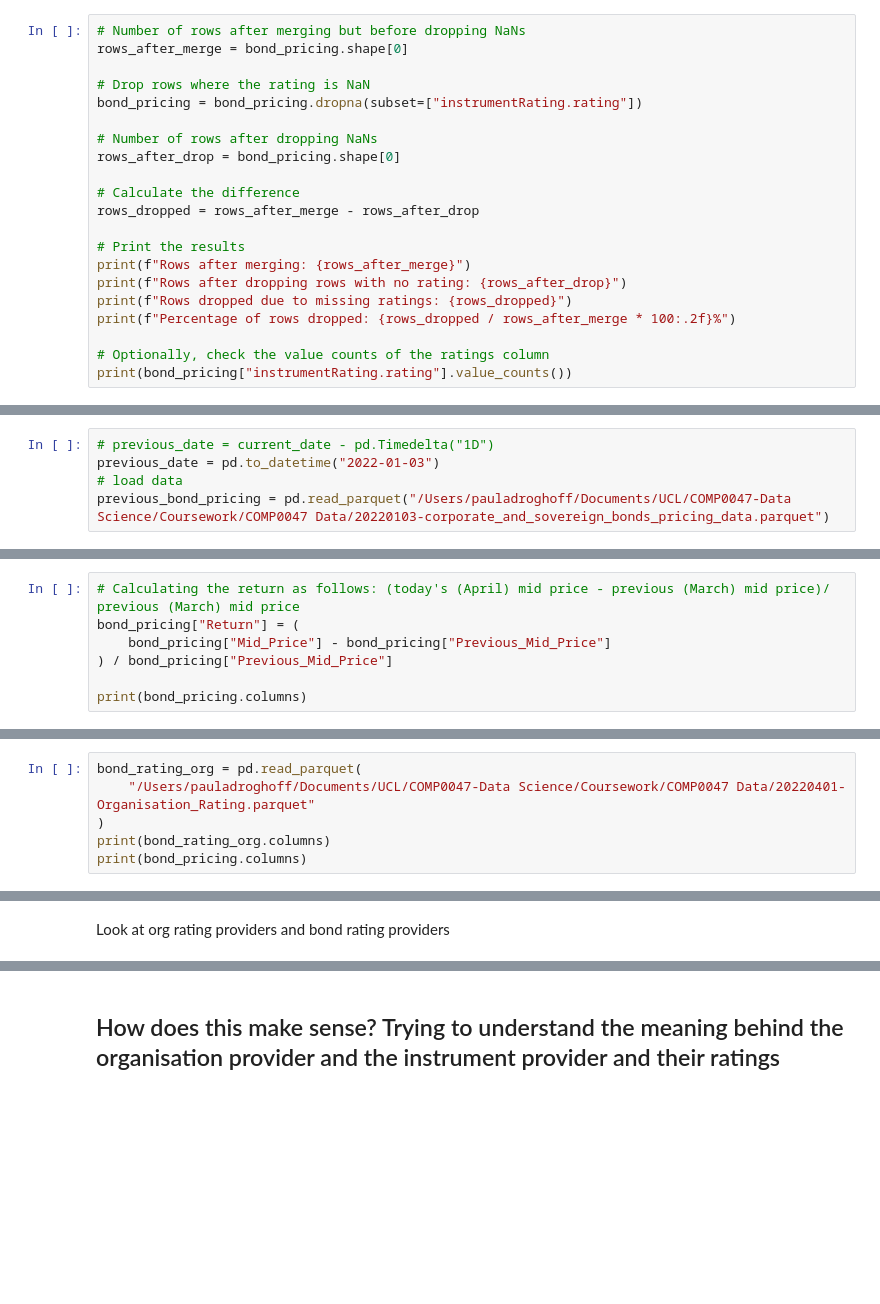
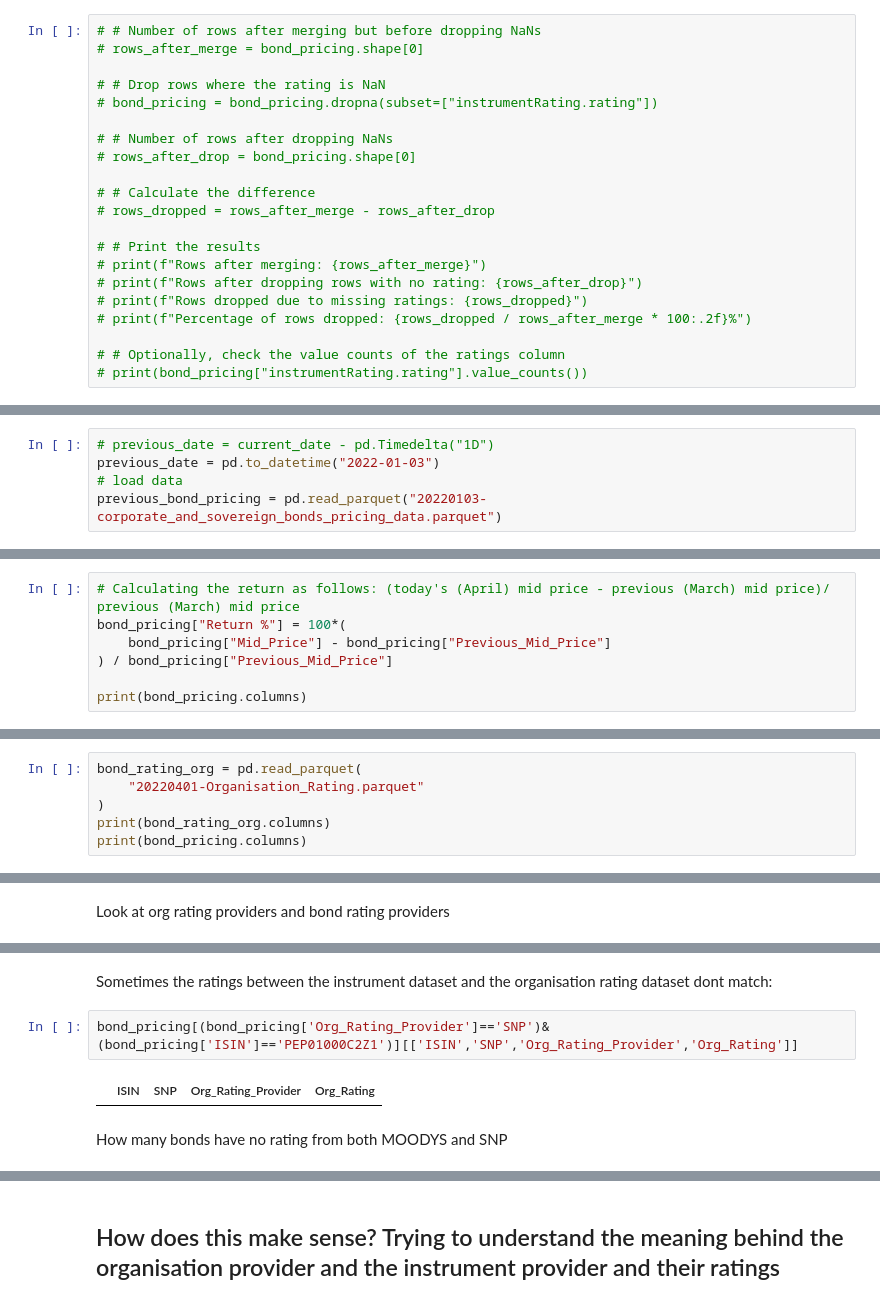
Before and after one commit to PaulaLuisaDroeghoff/COMP0047Data, a Jupyter notebook: PaulaDataMerge.ipynb, the cells around one changed output, grey strips where cells are left out. Drawn from its saved outputs; the diff is of its cells as text; blank space fills up the shorter version.

```diff
--- a/PaulaDataMerge.ipynb
+++ b/PaulaDataMerge.ipynb
@@ -478,21 +418,21 @@ Dropping empty rows after merge, ISINs tha are not covered by the SNP rating
 # %%
-# Number of rows after merging but before dropping NaNs
-rows_after_merge = bond_pricing.shape[0]
+# # Number of rows after merging but before dropping NaNs
+# rows_after_merge = bond_pricing.shape[0]
 
-# Drop rows where the rating is NaN
-bond_pricing = bond_pricing.dropna(subset=["instrumentRating.rating"])
+# # Drop rows where the rating is NaN
+# bond_pricing = bond_pricing.dropna(subset=["instrumentRating.rating"])
 
-# Number of rows after dropping NaNs
-rows_after_drop = bond_pricing.shape[0]
+# # Number of rows after dropping NaNs
+# rows_after_drop = bond_pricing.shape[0]
 
-# Calculate the difference
-rows_dropped = rows_after_merge - rows_after_drop
+# # Calculate the difference
+# rows_dropped = rows_after_merge - rows_after_drop
 
-# Print the results
-print(f"Rows after merging: {rows_after_merge}")
-print(f"Rows after dropping rows with no rating: {rows_after_drop}")
-print(f"Rows dropped due to missing ratings: {rows_dropped}")
-print(f"Percentage of rows dropped: {rows_dropped / rows_after_merge * 100:.2f}%")
+# # Print the results
+# print(f"Rows after merging: {rows_after_merge}")
+# print(f"Rows after dropping rows with no rating: {rows_after_drop}")
+# print(f"Rows dropped due to missing ratings: {rows_dropped}")
+# print(f"Percentage of rows dropped: {rows_dropped / rows_after_merge * 100:.2f}%")
 
-# Optionally, check the value counts of the ratings column
-print(bond_pricing["instrumentRating.rating"].value_counts())
+# # Optionally, check the value counts of the ratings column
+# print(bond_pricing["instrumentRating.rating"].value_counts())
@@ -524,7 +446,7 @@ Current Date is set to := 2022-04-01 00:00:00
 # previous_date = current_date - pd.Timedelta("1D")
 previous_date = pd.to_datetime("2022-01-03")
 # load data
-previous_bond_pricing = pd.read_parquet("/Users/pauladroghoff/Documents/UCL/COMP0047-Data Science/Coursework/COMP0047 Data/20220103-corporate_and_sovereign_bonds_pricing_data.parquet")
+previous_bond_pricing = pd.read_parquet("20220103-corporate_and_sovereign_bonds_pricing_data.parquet")
 # %%
 # Only look at the ISIN and the mid price columns and drop the rows for which these column entries are empty
 # Also rename the mid price column
@@ -549,7 +471,7 @@ Previous Date is set to := 2022-01-03 00:00:00
 Current Date is set to := 2022-04-01 00:00:00
 # %%
 # Calculating the return as follows: (today's (April) mid price - previous (March) mid price)/ previous (March) mid price
-bond_pricing["Return"] = (
+bond_pricing["Return %"] = 100*(
     bond_pricing["Mid_Price"] - bond_pricing["Previous_Mid_Price"]
 ) / bond_pricing["Previous_Mid_Price"]
 
@@ -612,6 +546,6 @@ Exploring the Prganisations
 # %%
 bond_rating_org = pd.read_parquet(
-    "/Users/pauladroghoff/Documents/UCL/COMP0047-Data Science/Coursework/COMP0047 Data/20220401-Organisation_Rating.parquet"
+    "20220401-Organisation_Rating.parquet"
 )
 print(bond_rating_org.columns)
 print(bond_pricing.columns)
@@ -768,0 +710,8 @@ print(bond_pricing[columns_to_print].head())  # Display the first few rows of th
+# %% [markdown]
+Sometimes the ratings between the instrument dataset and the organisation rating dataset dont match:
+# %%
+bond_pricing[(bond_pricing['Org_Rating_Provider']=='SNP')&(bond_pricing['ISIN']=='PEP01000C2Z1')][['ISIN','SNP','Org_Rating_Provider','Org_Rating']]
+# %% [output]
+|  | ISIN | SNP | Org_Rating_Provider | Org_Rating |
+# %% [markdown]
+How many bonds have no rating from both MOODYS and SNP
```
Also changed, not shown: parts of 43 cells of this notebook.
